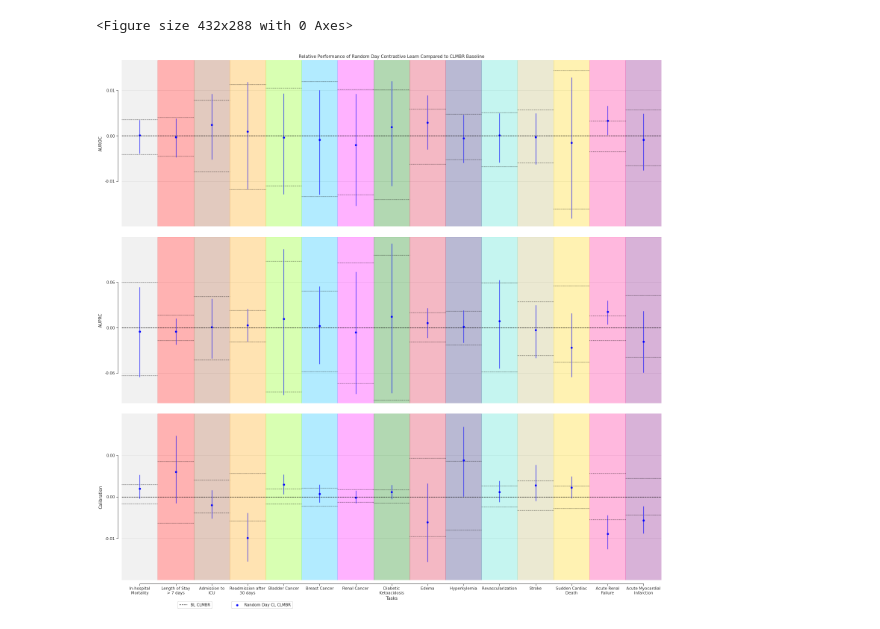
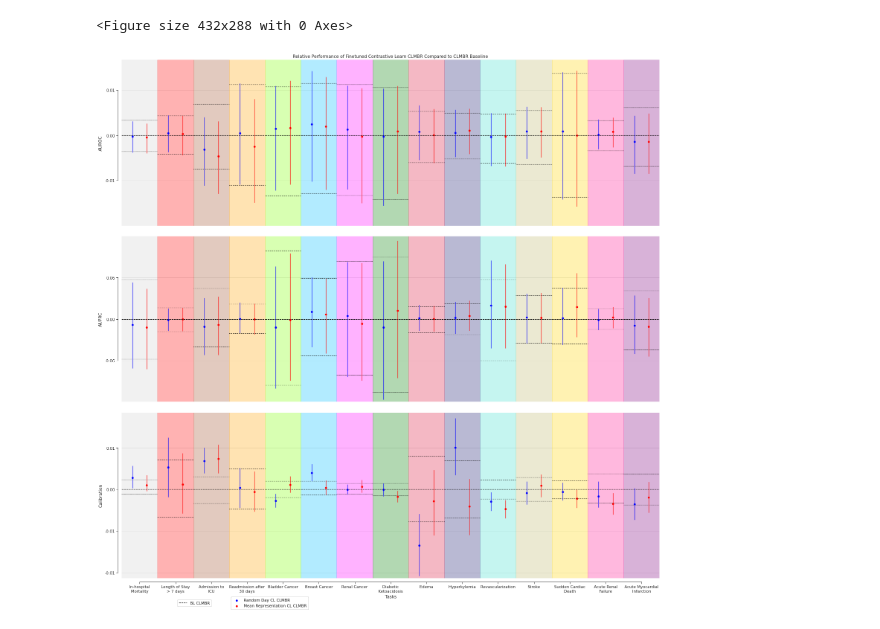
Before and after one commit to som-shahlab/CLMBR-contrastive-learning, a Jupyter notebook: experiments/main/notebooks/plot_evaluation.ipynb, the cells around one changed output. Cells and saved outputs as stored; diff of their text form; code cells hidden in the pictures.

Commit message:
added script to train CLMBR model with CL from scratch. Adding mean representation CL to figures and metric scripts

```diff
--- a/experiments/main/notebooks/plot_evaluation.ipynb
+++ b/experiments/main/notebooks/plot_evaluation.ipynb
@@ -35,11 +35,11 @@ y_axis = {
         'label':'AUROC'
     },
     'auprc':{
-        'lim':[-0.1, 0.12],
+        'lim':[-0.12, 0.12],
         'label':'AUPRC'
     },
     'ace_abs_logistic_log':{
-        'lim':[-0.01, 0.01],
+        'lim':[-0.0128, 0.0111],
         'label':'Calibration'
     }
 }
@@ -95,3 +105,10 @@ for i, hp in enumerate(cl_grid):
+# %%
+mr_df = pd.DataFrame()
+for task in tasks:
+    df = pd.read_csv(f'{results_path}/{task}/probes/contrastive_learn/gru_sz_800_do_0.1_cd_0_dd_0_lr_0.001_l2_0.01/bs_3000_lr_3e-5_temp_0.01_pool_mean_rep/eval.csv')
+    df['task'] = task
+    df['model'] = f'CL-MR'
+    mr_df = pd.concat([mr_df,df])
 # %%
 # For each task plot baseline vs CL
 fig, axes = plt.subplots(nrows=len(metrics), ncols=1, figsize=(22,25))
@@ -103,68 +120,87 @@ for r, metric in enumerate(metrics):
         cl_leg = []
         axes[r].axvspan(c+0.5, c+1.5,0,1,color=bg_colours[task], alpha=0.3)
         bl_evals = bl_df.query('task==@task and metric==@metric and phase=="test"')
-        cl_evals = cl_df.query('task==@task and metric==@metric and phase=="test"')
+        rd_evals = rd_df.query('task==@task and metric==@metric and phase=="test"')
+        mr_evals = mr_df.query('task==@task and metric==@metric and phase=="test"')
 
         bl_evals['CI_upper'] = (bl_evals['CI_upper'] - bl_evals['CI_med']).abs()
         bl_evals['CI_lower'] = (bl_evals['CI_med'] - bl_evals['CI_lower']).abs()
 
-        cl_evals['CI_upper'] = (cl_evals['CI_upper'] - cl_evals['CI_med']).abs()
-        cl_evals['CI_lower'] = (cl_evals['CI_med'] - cl_evals['CI_lower']).abs()
+        rd_evals['CI_upper'] = (rd_evals['CI_upper'] - rd_evals['CI_med']).abs()
+        rd_evals['CI_lower'] = (rd_evals['CI_med'] - rd_evals['CI_lower']).abs()
 
-        cl_evals['CI_med'] = cl_evals['CI_med'] - bl_evals['CI_med']
+        mr_evals['CI_upper'] = (mr_evals['CI_upper'] - mr_evals['CI_med']).abs()
+        mr_evals['CI_lower'] = (mr_evals['CI_med'] - mr_evals['CI_lower']).abs()
+
+        rd_evals['CI_med'] = rd_evals['CI_med'] - bl_evals['CI_med']
+        mr_evals['CI_med'] = mr_evals['CI_med'] - bl_evals['CI_med']
         bl_evals['CI_med'] = bl_evals['CI_med'] - bl_evals['CI_med']
+
 
         bl_line = axes[r].plot([c+0.5, c+1.5],[bl_evals['CI_med'], bl_evals['CI_med']], linestyle='dashed', color='black')
         axes[r].plot([c+0.5, c+1.5],[bl_evals['CI_upper'], bl_evals['CI_upper']], linestyle='dotted', color='black')
         axes[r].plot([c+0.5, c+1.5],[-bl_evals['CI_lower'], -bl_evals['CI_lower']], linestyle='dotted', color='black')
 
         bl_leg.append(bl_line)
-        cl_line = axes[r].scatter(
-            c+1,
-            cl_evals['CI_med'],
+        rd_line = axes[r].scatter(
+            c+0.8,
+            rd_evals['CI_med'],
             color = 'blue'
         )
-        cl_leg.append(cl_line)
+        cl_leg.append(rd_line)
         axes[r].errorbar(
-            c+1,
-            cl_evals['CI_med'],
-            cl_evals[['CI_lower', 'CI_upper']].values.T,
+            c+0.8,
+            rd_evals['CI_med'],
+            rd_evals[['CI_lower', 'CI_upper']].values.T,
             color = 'blue'
+        )
+
+        mr_line = axes[r].scatter(
+            c+1.2,
+            mr_evals['CI_med'],
+            color = 'red'
+        )
+        cl_leg.append(mr_line)
+        axes[r].errorbar(
+            c+1.2,
+            mr_evals['CI_med'],
+            mr_evals[['CI_lower', 'CI_upper']].values.T,
+            color = 'red'
         )
 
         plt.xticks(np.arange(1,len(tasks)+1,1))
         axes[r].set_ylim(y_axis[metric]['lim'])
         axes[r].set_xlim([0.5,len(tasks)+0.5])
         axes[r].yaxis.set_major_locator(MaxNLocator(nbins=4,prune='both'))
         axes[r].grid(which='major', linewidth=0.5, axis='y')
         if r == 0:
-            axes[r].set_title('Relative Performance of Random Day Contrastive Learn Compared to CLMBR Baseline')
+            axes[r].set_title('Relative Performance of Finetuned Contrastive Learn CLMBR Compared to CLMBR Baseline')
         if r == len(metrics) - 1:
             axes[r].set_xlabel('Tasks')
             axes[r].set_xticklabels(labels=[titles[t] for t in tasks])
             bl_leg = [x[0]for x in bl_leg]
             bl_leg_lbls = ['BL CLMBR']
             bl_legend = plt.legend(bl_leg, bl_leg_lbls, bbox_to_anchor=(0.1,-0.2,0.1,0.1), loc="center left")
             plt.gca().add_artist(bl_legend)
-            cl_leg_lbls = ['Random Day CL CLMBR']
+            cl_leg_lbls = ['Random Day CL CLMBR', 'Mean Representation CL CLMBR']
             cl_legend = plt.legend(cl_leg, cl_leg_lbls, bbox_to_anchor=(0.2,-0.2,0.1,0.1), loc="center left")
             plt.gca().add_artist(cl_legend)
 
         else:
             axes[r].set_xticklabels('')
             axes[r].set_xlabel('')
             axes[r].spines['bottom'].set_color('white')
             axes[r].tick_params(axis='x', length=0)
         axes[r].set_ylabel(y_axis[metric]['label'])
         axes[r].yaxis.set_major_formatter(FormatStrFormatter('%.2f'))
 
 sns.despine(offset=10, trim=True,)
 
 
 plt.savefig('figures/base_task_eval.png', bbox_inches='tight')
 plt.show()
 # %% [output]
-[figure, old version]
+[figure, new version]
 # %%
 for t in tasks:
     s = f""
```
Also changed, not shown: parts of 4 cells of this notebook, 35 other files.
